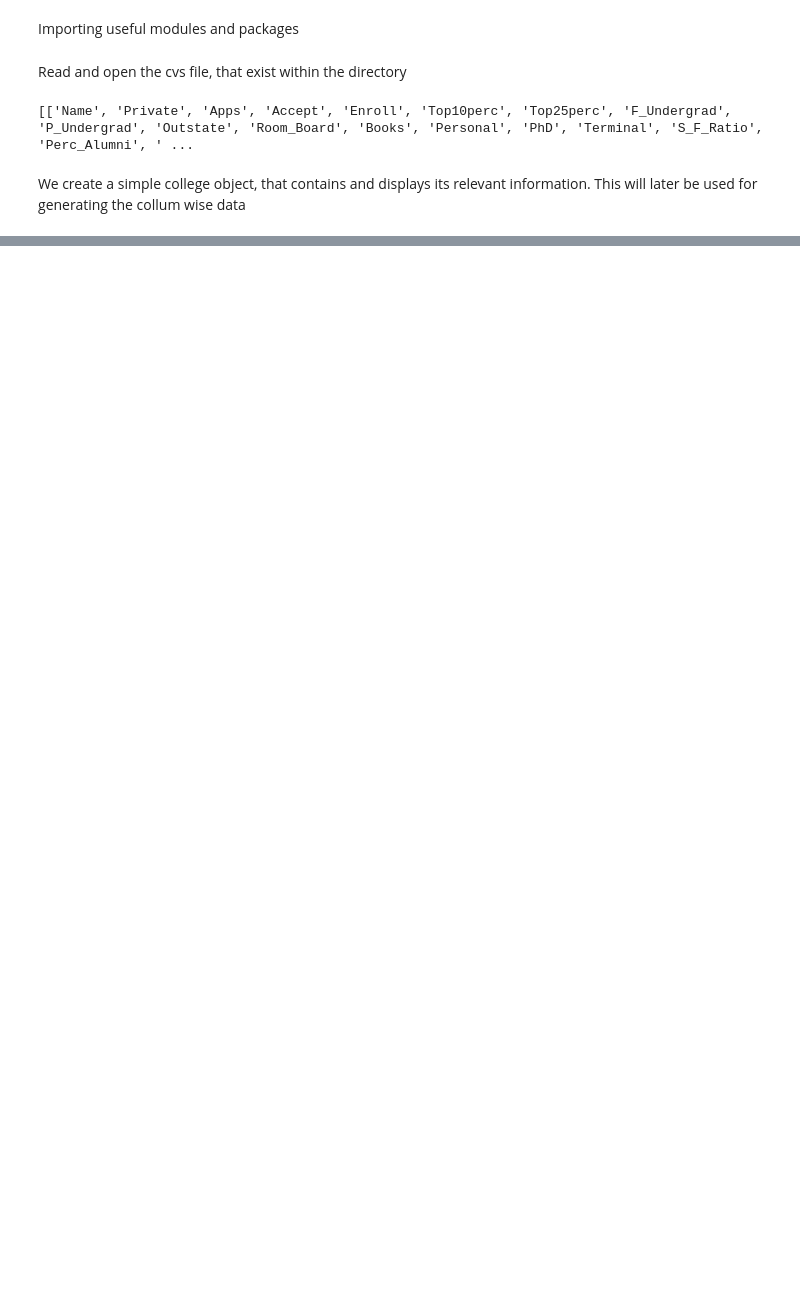
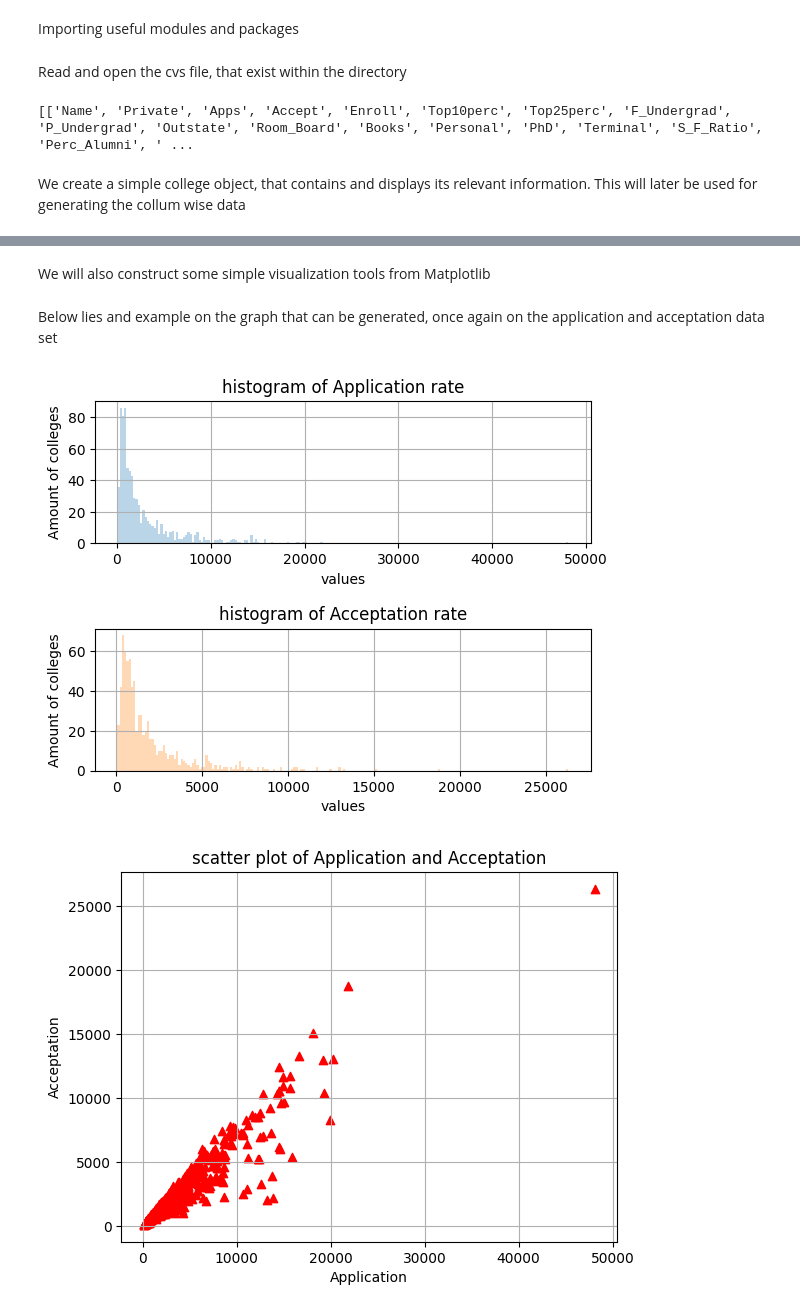
Before and after one commit to Abdi-coder1/Summer-project, a Jupyter notebook: ISPL-labs/College_data_analysis.ipynb, the cells around one changed output, grey strips where cells are left out. Saved outputs shown, nothing was run; the diff lists cells and outputs as text; code cells hidden in the pictures; blank space fills up the shorter version.

Commit message:
Adding data analysis functionality to the College data. As well as Data visualizationto lab-2.3

```diff
--- a/ISPL-labs/College_data_analysis.ipynb
+++ b/ISPL-labs/College_data_analysis.ipynb
@@ -60,5 +59,5 @@ class College:
         self.Grad_Rate = Grad_Rate
 
     def view(self,attr):
-        print(getattr(self, attr))
+        return getattr(self, attr)
 # %% [markdown]
@@ -94,0 +196,42 @@ For the data analysis of this data sets, we will be building some genereci tools
+# %% [markdown]
+We will also construct some simple visualization tools from Matplotlib
+# %%
+
+
+class VisTools:
+    def __init__(self):
+        pass
+    def histogram(self,data_list,attr_list):
+        # create and custimize the layout, depending on data_tool
+
+        fig,axs=plt.subplots(len(data_list),1)
+
+        plt.subplots_adjust(wspace=0.4, hspace=0.6)
+        colors = plt.cm.tab10.colors
+        for n in range(0,len(data_list)): # plot multiple data sets
+            axs[n].set(title = 'histogram of '+attr_list[n],
+                ylabel = 'Amount of colleges', xlabel = 'values')
+            axs[n].grid()
+            axs[n].hist(data_list[n],bins=200,histtype='stepfilled',
+                    alpha = 0.3, color = colors[n%len(colors)])
+
+    def scatter(self,data_1,data_2,attr_1,attr_2):
+        fig = plt.figure()
+        ax = plt.axes()
+        ax.set(title = 'scatter plot of {key_1} and {key_2}'.format(key_1=attr_1,key_2 = attr_2),
+                ylabel = '{key}'.format(key = attr_2), xlabel = '{key}'.format(key = attr_1))
+        ax.grid()
+
+        ax.scatter(data_1,data_2,marker='^', color = 'red')
+
+vis_tools = VisTools()
+# %% [markdown]
+Below lies and example on the graph that can be generated, once again on the application and acceptation data set
+# %%
+vis_tools.histogram(data_list=[college_data.columns['Apps'],college_data.columns['Accept']],
+                    attr_list=['Application rate','Acceptation rate'])
+vis_tools.scatter(college_data.columns['Apps'],college_data.columns['Accept'],
+                  'Application','Acceptation')
+# %% [output]
+[figure, added]
+[figure, added]
```
Also changed, not shown: parts of 9 cells of this notebook, 2 other files.
